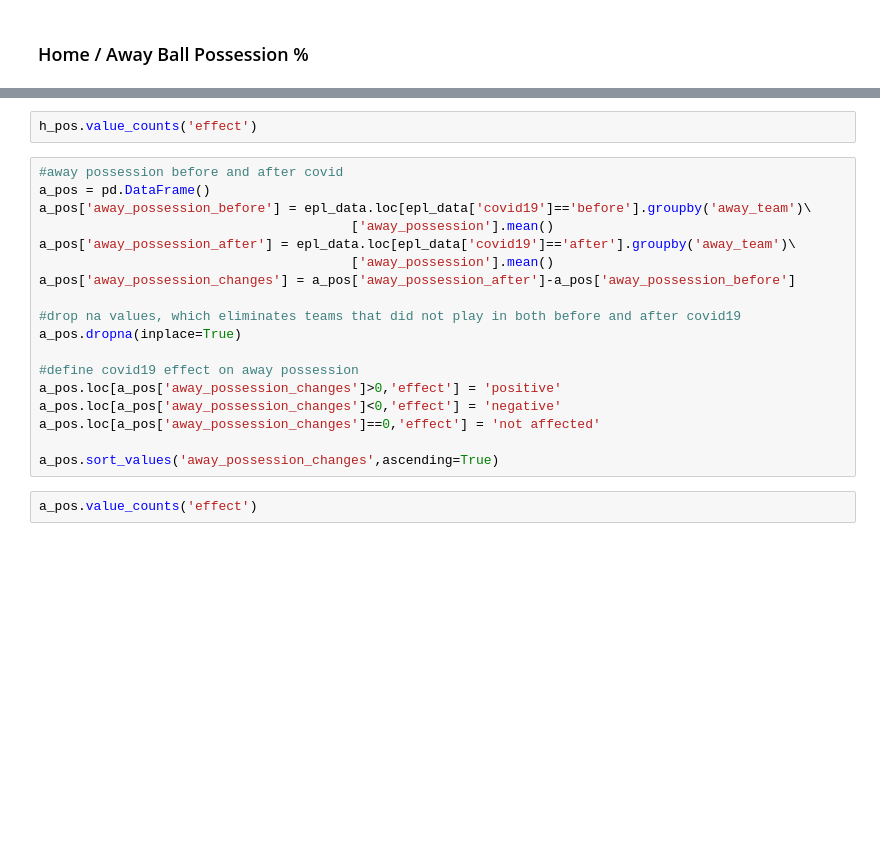
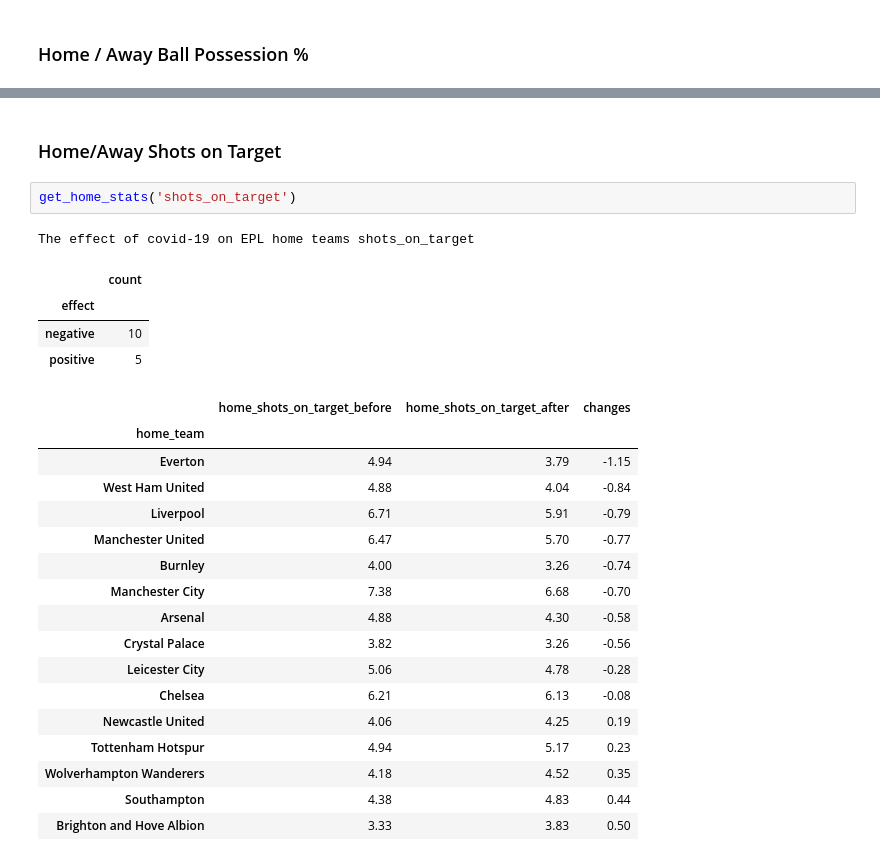
Before and after one commit to juanliong14/epl_data_analysis, a Jupyter notebook: epl_data_analysis.ipynb, the cells around one changed output, grey strips where cells are left out. Saved outputs shown, nothing was run; the diff lists cells and outputs as text; blank space fills up the shorter version.

```diff
--- a/epl_data_analysis.ipynb
+++ b/epl_data_analysis.ipynb
@@ -226,22 +401,27 @@ h_pos.sort_values('home_possession_changes',ascending=True)
-# %%
-h_pos.value_counts('effect')
-# %%
-#away possession before and after covid
-a_pos = pd.DataFrame()
-a_pos['away_possession_before'] = epl_data.loc[epl_data['covid19']=='before'].groupby('away_team')\
-                                        ['away_possession'].mean()
-a_pos['away_possession_after'] = epl_data.loc[epl_data['covid19']=='after'].groupby('away_team')\
-                                        ['away_possession'].mean()
-a_pos['away_possession_changes'] = a_pos['away_possession_after']-a_pos['away_possession_before']
-
-#drop na values, which eliminates teams that did not play in both before and after covid19
-a_pos.dropna(inplace=True)
-
-#define covid19 effect on away possession
-a_pos.loc[a_pos['away_possession_changes']>0,'effect'] = 'positive'
-a_pos.loc[a_pos['away_possession_changes']<0,'effect'] = 'negative'
-a_pos.loc[a_pos['away_possession_changes']==0,'effect'] = 'not affected'
-
-a_pos.sort_values('away_possession_changes',ascending=True)
-# %%
-a_pos.value_counts('effect')
+# %% [markdown]
+### Home/Away Shots on Target
+# %%
+get_home_stats('shots_on_target')
+# %% [output]
+The effect of covid-19 on EPL home teams shots_on_target
+|  | count |
+| effect |  |
+| negative | 10 |
+| positive | 5 |
+|  | home_shots_on_target_before | home_shots_on_target_after | changes |
+| home_team |  |  |  |
+| Everton | 4.94 | 3.79 | -1.15 |
+| West Ham United | 4.88 | 4.04 | -0.84 |
+| Liverpool | 6.71 | 5.91 | -0.79 |
+| Manchester United | 6.47 | 5.70 | -0.77 |
+| Burnley | 4.00 | 3.26 | -0.74 |
+| Manchester City | 7.38 | 6.68 | -0.70 |
+| Arsenal | 4.88 | 4.30 | -0.58 |
+| Crystal Palace | 3.82 | 3.26 | -0.56 |
+| Leicester City | 5.06 | 4.78 | -0.28 |
+| Chelsea | 6.21 | 6.13 | -0.08 |
+| Newcastle United | 4.06 | 4.25 | 0.19 |
+| Tottenham Hotspur | 4.94 | 5.17 | 0.23 |
+| Wolverhampton Wanderers | 4.18 | 4.52 | 0.35 |
+| Southampton | 4.38 | 4.83 | 0.44 |
+| Brighton and Hove Albion | 3.33 | 3.83 | 0.50 |
```
Also changed, not shown: parts of 21 cells of this notebook.
